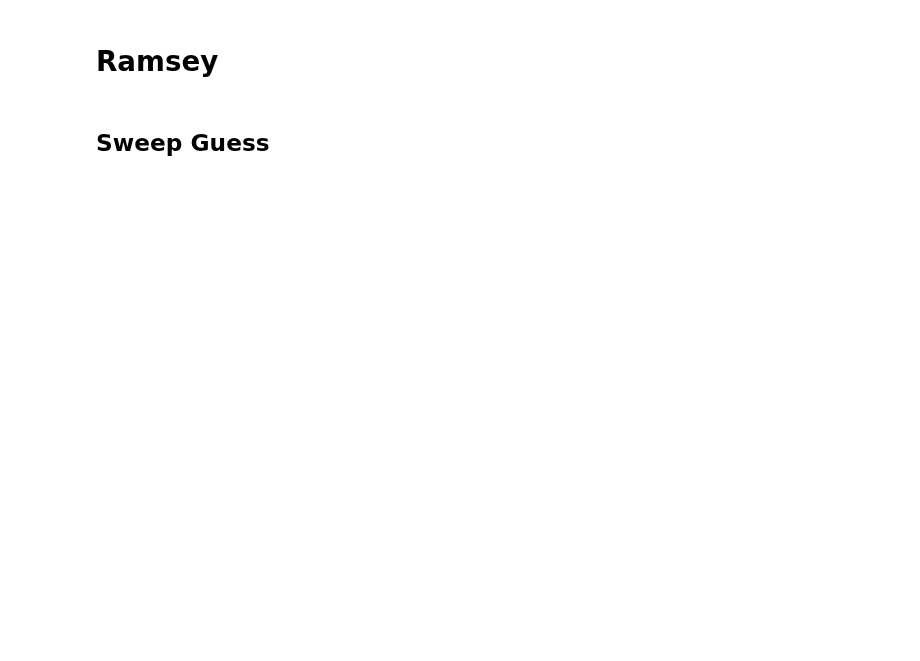
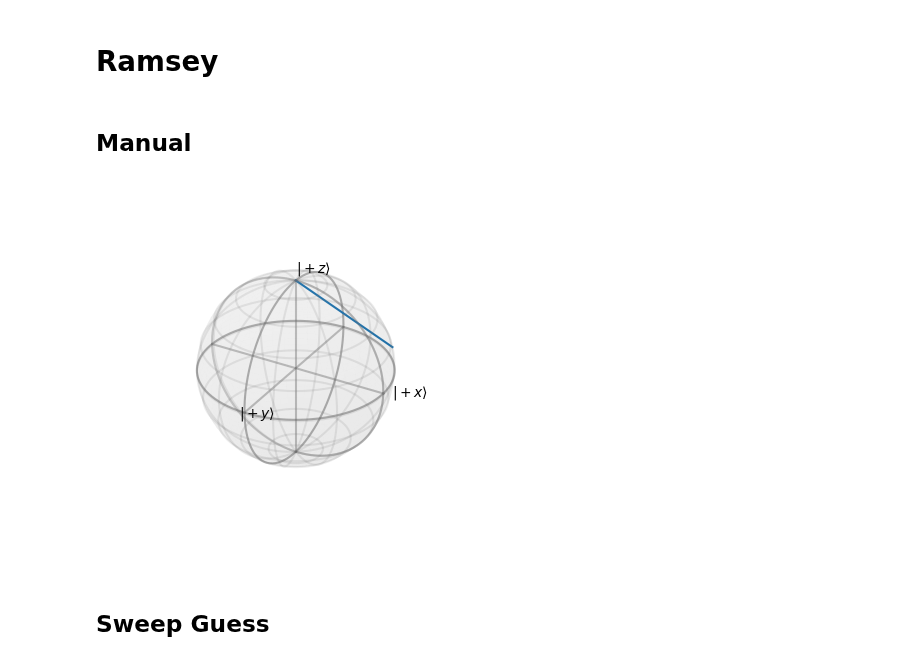
Before and after one commit to Slippery-Chickenz/qipQubitSimTools, a Jupyter notebook: example.ipynb, the cells around one changed output. Cells and saved outputs as stored; diff of their text form; code cells hidden in the pictures; blank space fills up the shorter version.

```diff
--- a/example.ipynb
+++ b/example.ipynb
@@ -69,5 +107,31 @@ testResult.plotBloch()
 # %% [markdown]
 # Ramsey
+# %% [markdown]
+## Manual
+# %%
+simulator = qst.PulseSimulator()
+
+larmor = 1
+tau = 1.5
+
+
+ramseyCircuit = qst.QuantumCircuit(larmor)
+
+ramseyCircuit.appendGate(qst.PiO2X())
+
+#ramseyCircuit.appendGate(qst.IdleGate(tau))
+
+#ramseyCircuit.appendGate(qst.PiO2Y())
+
+simulator.setQubit(qst.Qubit(0))
+
+simulator.setCircuit(ramseyCircuit)
+
+results = simulator.simulateCircuit(1000, 100)
+
+results.plotBloch()
+# %% [output]
+[figure, added]
 # %% [markdown]
 ## Sweep Guess
 # %%
```
Also changed, not shown: parts of 19 cells of this notebook, 17 other files.
